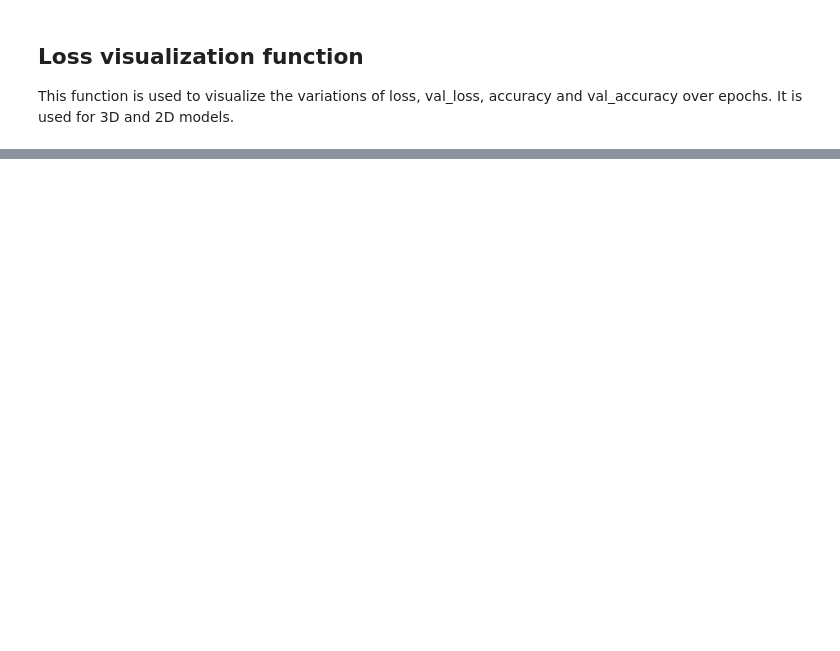
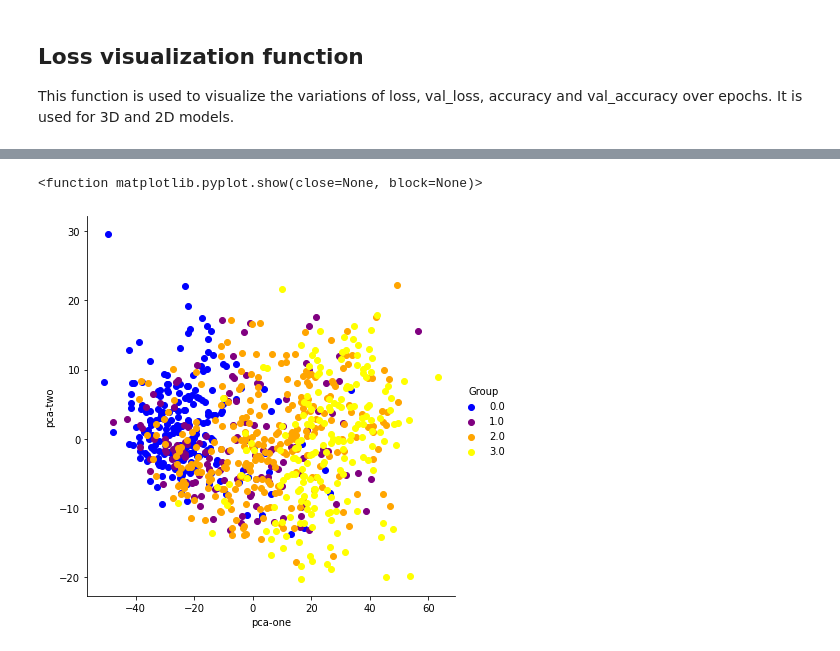
Before and after one commit to hamzaben99/AlzheimerDetection, a Jupyter notebook: AD_with_CNNs_in_2D_Ɛ_projections.ipynb, the cells around one changed output, grey strips where cells are left out. Drawn from its saved outputs; the diff is of its cells as text; code cells hidden in the pictures; blank space fills up the shorter version.

```diff
--- a/AD_with_CNNs_in_2D_Ɛ_projections.ipynb
+++ b/AD_with_CNNs_in_2D_Ɛ_projections.ipynb
@@ -463,0 +540,7 @@ sns.heatmap(cm, annot=True)
+# %%
+colors = ["blue", "purple", "orange", "yellow"]
+sn.FacetGrid(pca_df, hue="Group", size=6, palette=colors).map(plt.scatter, "pca-one", "pca-two").add_legend()
+plt.show
+# %% [output]
+<function matplotlib.pyplot.show(close=None, block=None)>
+[figure, added]
```
Also changed, not shown: parts of 23 cells of this notebook.
